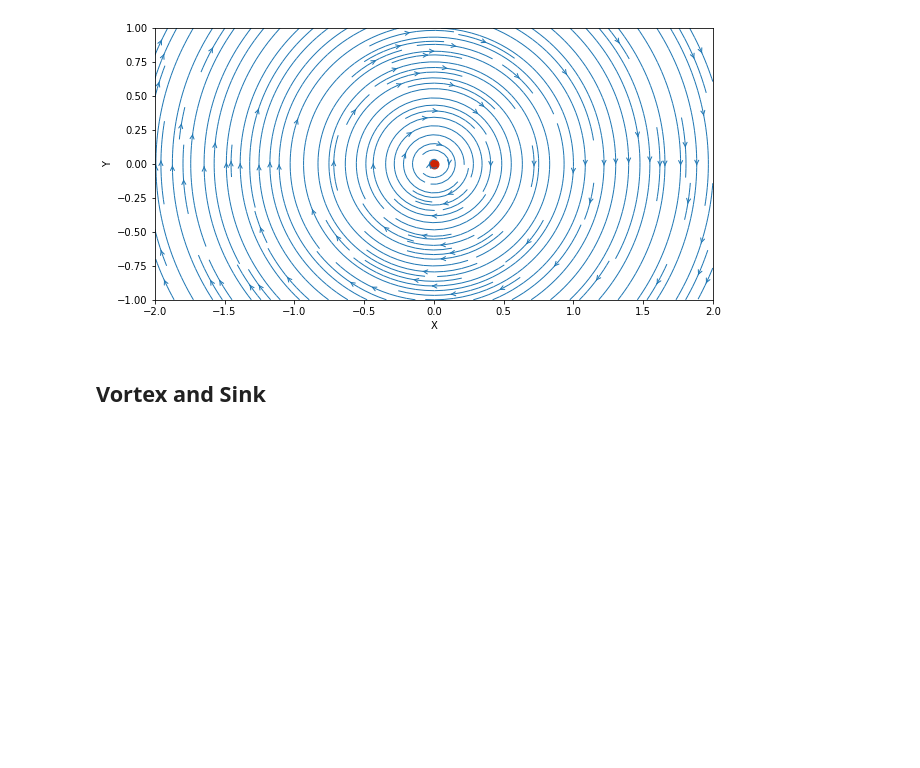
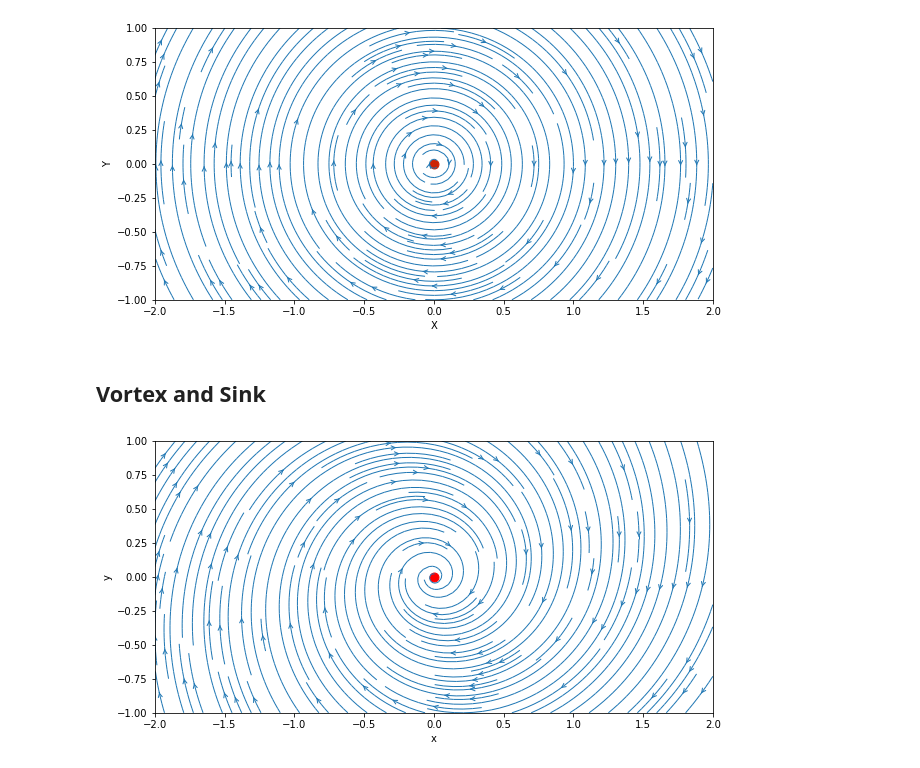
Before and after one commit to asabbagha/MAE6226, a Jupyter notebook: Lesson4.ipynb, the cells around one changed output. Cells and saved outputs as stored; diff of their text form; code cells hidden in the pictures; blank space fills up the shorter version.

```diff
--- a/Lesson4.ipynb
+++ b/Lesson4.ipynb
@@ -153,3 +153,27 @@ def get_stream_function_sink(strength, xs, ys, X, Y):
     psi = strength / (2 * math.pi) * numpy.arctan2((Y - ys), (X - xs))
 
     return psi
+# %%
+#compute velocity on mesh grid
+u_sink, v_sink = get_velocity_sink(strength_sink, x_sink, y_sink, X, Y)
+
+#compute stream fxn
+psi_sink = get_stream_function_sink(strength_sink, x_sink, y_sink, X, Y)
+# %%
+#superimpose everything
+u = u_vortex + u_sink
+v = v_vortex + v_sink
+psi = psi_vortex + psi_sink
+# %%
+#plot streamlines
+width = 10
+height = (y_end - y_start) / (x_end - x_start) *width
+pyplot.figure(figsize=(width, height))
+pyplot.xlabel('x')
+pyplot.ylabel('y')
+pyplot.xlim(x_start, x_end)
+pyplot.ylim(y_start, y_end)
+pyplot.streamplot(X, Y, u, v, density=2, linewidth=1, arrowsize=1, arrowstyle='->')
+pyplot.scatter(x_vortex, y_vortex, color='r', s=80, marker='o');
+# %% [output]
+[figure, added]
```
Also changed, not shown: 5 other files.
